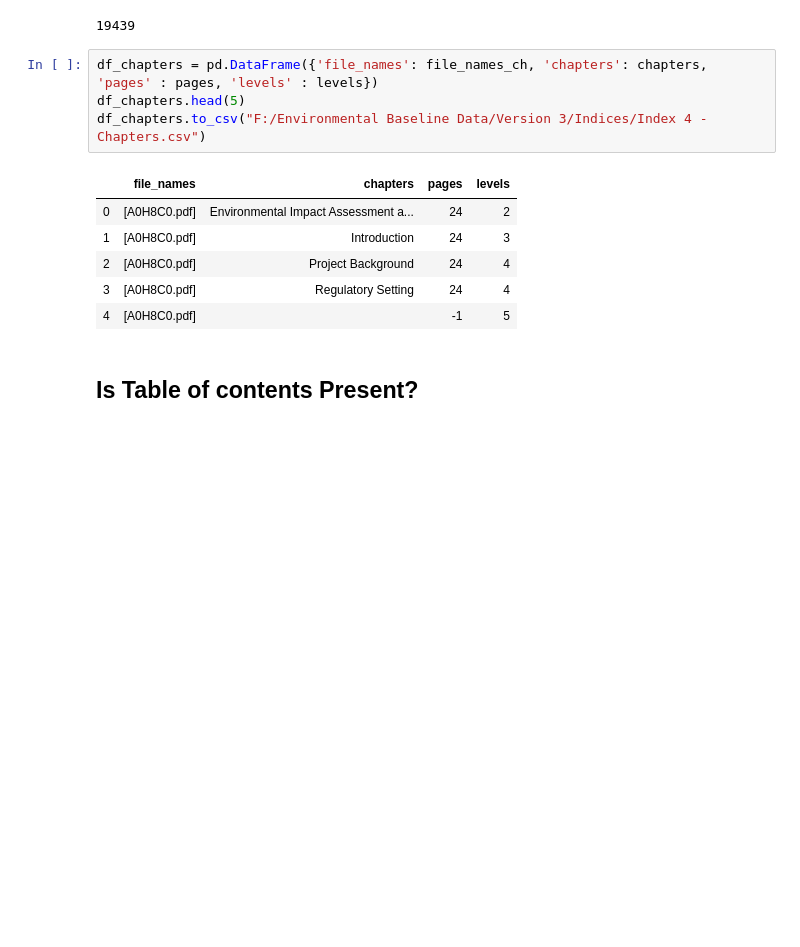
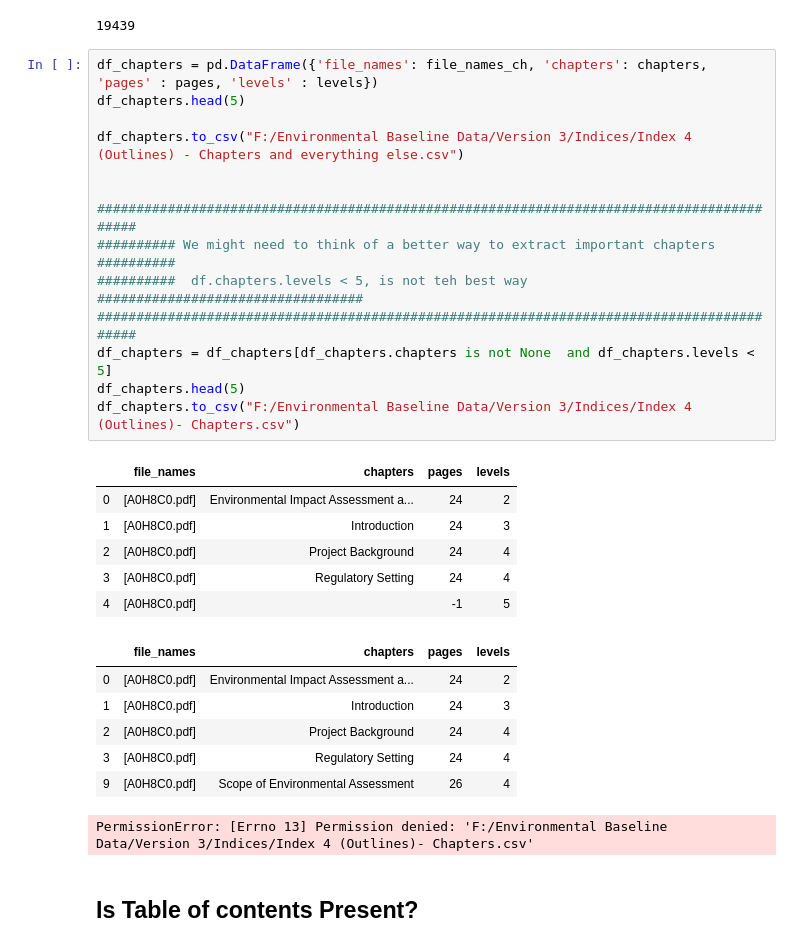
Before and after one commit to iVibudh/CER-ESA-Phase1, a Jupyter notebook: extracting-chapters-from-PDF/Extract Chapters - pdfminer.outline, TOC, chunks.ipynb, the cells around one changed output. Cells and saved outputs as stored; diff of their text form; blank space fills up the shorter version.

```diff
--- a/extracting-chapters-from-PDF/Extract Chapters - pdfminer.outline, TOC, chunks.ipynb
+++ b/extracting-chapters-from-PDF/Extract Chapters - pdfminer.outline, TOC, chunks.ipynb
@@ -114,14 +114,31 @@ len(levels)
 # %%
 df_chapters = pd.DataFrame({'file_names': file_names_ch, 'chapters': chapters, 'pages' : pages, 'levels' : levels})
 df_chapters.head(5)
-df_chapters.to_csv("F:/Environmental Baseline Data/Version 3/Indices/Index 4 - Chapters.csv")
+
+df_chapters.to_csv("F:/Environmental Baseline Data/Version 3/Indices/Index 4 (Outlines) - Chapters and everything else.csv")
+
+
+##########################################################################################
+########## We might need to think of a better way to extract important chapters ##########
+##########  df.chapters.levels < 5, is not teh best way ##################################
+##########################################################################################
+df_chapters = df_chapters[df_chapters.chapters is not None  and df_chapters.levels < 5]
+df_chapters.head(5)
+df_chapters.to_csv("F:/Environmental Baseline Data/Version 3/Indices/Index 4 (Outlines)- Chapters.csv")
 # %% [output]
 |  | file_names | chapters | pages | levels |
 | 0 | [A0H8C0.pdf] | Environmental Impact Assessment a... | 24 | 2 |
 | 1 | [A0H8C0.pdf] | Introduction | 24 | 3 |
 | 2 | [A0H8C0.pdf] | Project Background | 24 | 4 |
 | 3 | [A0H8C0.pdf] | Regulatory Setting | 24 | 4 |
 | 4 | [A0H8C0.pdf] |  | -1 | 5 |
+|  | file_names | chapters | pages | levels |
+| 0 | [A0H8C0.pdf] | Environmental Impact Assessment a... | 24 | 2 |
+| 1 | [A0H8C0.pdf] | Introduction | 24 | 3 |
+| 2 | [A0H8C0.pdf] | Project Background | 24 | 4 |
+| 3 | [A0H8C0.pdf] | Regulatory Setting | 24 | 4 |
+| 9 | [A0H8C0.pdf] | Scope of Environmental Assessment | 26 | 4 |
+PermissionError: [Errno 13] Permission denied: 'F:/Environmental Baseline Data/Version 3/Indices/Index 4 (Outlines)- Chapters.csv'
 # %% [markdown]
 ## Is Table of contents Present?
 # %%
```
Also changed, not shown: parts of 8 cells of this notebook, 2 other files.
